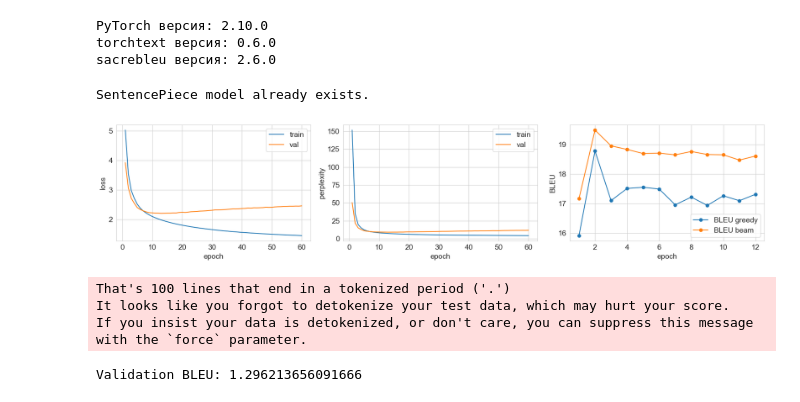
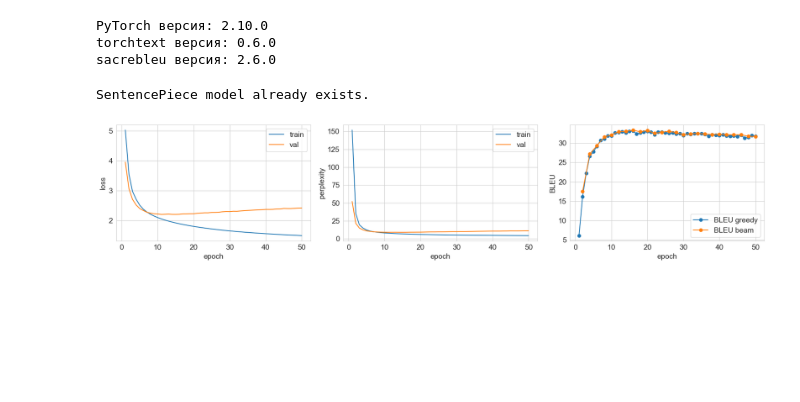
Before and after one commit to andreykil/dl-bhw-2, a Jupyter notebook: main.ipynb, the cells around one changed output. Saved outputs shown, nothing was run; the diff lists cells and outputs as text; code cells hidden in the pictures; blank space fills up the shorter version.

Commit message:
bleu=33,07

```diff
--- a/main.ipynb
+++ b/main.ipynb
@@ -76,8 +78,8 @@ if DEBUG:
     train_ds.src_lines = train_ds.src_lines[:DEBUG_SAMPLES]
     train_ds.tgt_lines = train_ds.tgt_lines[:DEBUG_SAMPLES]
 
-    val_ds.src_lines = val_ds.src_lines[:64]
-    val_ds.tgt_lines = val_ds.tgt_lines[:64]
+    # val_ds.src_lines = val_ds.src_lines[:64]
+    # val_ds.tgt_lines = val_ds.tgt_lines[:64]
 
 BATCH_SIZE = 64
 PAD = train_ds.PAD
@@ -147,28 +149,28 @@ model = TransformerBest(
     num_encoder_layers=6,
     num_decoder_layers=6,
     dim_feedforward=2048,
-    dropout=0.3,
+    dropout=0.1,
     pad_idx=PAD
 ).to(device)
 # %%
 # параметры обучения
-NUM_EPOCHS = 70
+NUM_EPOCHS = 50
 
 
-# optimizer = torch.optim.Adam(
+optimizer = torch.optim.Adam(
+    model.parameters(),
+    lr=2e-4,
+    betas=(0.9, 0.98),
+    eps=1e-9
+)
+
+# optimizer = torch.optim.AdamW(
 #     model.parameters(),
 #     lr=2e-4,
 #     betas=(0.9, 0.98),
-#     eps=1e-9
+#     eps=1e-9,
+#     weight_decay=1e-5
 # )
-
-optimizer = torch.optim.AdamW(
-    model.parameters(),
-    lr=2e-4,
-    betas=(0.9, 0.98),
-    eps=1e-9,
-    weight_decay=1e-5
-)
 
 # scheduler = torch.optim.lr_scheduler.OneCycleLR(
 #     optimizer,
@@ -182,54 +184,31 @@ optimizer = torch.optim.AdamW(
 # )
 
 
-scheduler = InverseSqrtScheduler(optimizer, d_model=512, warmup_steps=8000, factor=1.0)
+scheduler = InverseSqrtScheduler(optimizer, d_model=512, warmup_steps=4000, factor=1.0)
 
 criterion = nn.CrossEntropyLoss(ignore_index=PAD, label_smoothing=0.10)
 # %%
 train_losses, val_losses, train_ppls, val_ppls, bleu_greedy, bleu_beam = train(
     model=model,
     optimizer=optimizer,
     scheduler=scheduler,
     criterion=criterion,
     train_loader=train_loader,
     val_loader=val_loader,
     pad_idx=PAD,
     num_epochs=NUM_EPOCHS,
     val_dataset=val_ds,
     max_decoding_len=50,
-    bleu_every=5,
+    greedy_bleu_every=1,
+    beam_bleu_every=2,
+    bleu_best_model='greedy',
     tmp_val_out="outputs/val_predictions.en",
     device=device,
-    plot=True,
     inference_batch_size=64,
-    no_repeat_ngram_size=3
+    no_repeat_ngram_size=3,
+    gradient_accumulation_steps=1,
+    word_dropout=0.0,
+    plot=True
 )
 # %% [output]
-[figure, old version]
+[figure, new version]
-# %%
-# BLEU на валидации
-
-val_src = open("data/val.de-en.de", encoding="utf-8").read().splitlines()
-val_ref = open("data/val.de-en.en", encoding="utf-8").read().splitlines()
-
-VAL_OUTPUT_PATH = "outputs/val_predictions.en"
-
-translate_file(
-    model=model,
-    dataset=val_ds,
-    input_lines=val_src,
-    device=device,
-    output_path=VAL_OUTPUT_PATH,
-    max_decoding_len=50,
-    no_repeat_ngram_size=3
-)
-
-val_pred = open(VAL_OUTPUT_PATH, encoding="utf-8").read().splitlines()
-
-bleu = sacrebleu.corpus_bleu(val_pred, [val_ref], tokenize='none')
-print("Validation BLEU:", bleu.score)
-# %% [output]
-That's 100 lines that end in a tokenized period ('.')
-It looks like you forgot to detokenize your test data, which may hurt your score.
-If you insist your data is detokenized, or don't care, you can suppress this message with the `force` parameter.
-Validation BLEU: 1.296213656091666
```
Also changed, not shown: parts of 10 cells of this notebook, 3 other files.
